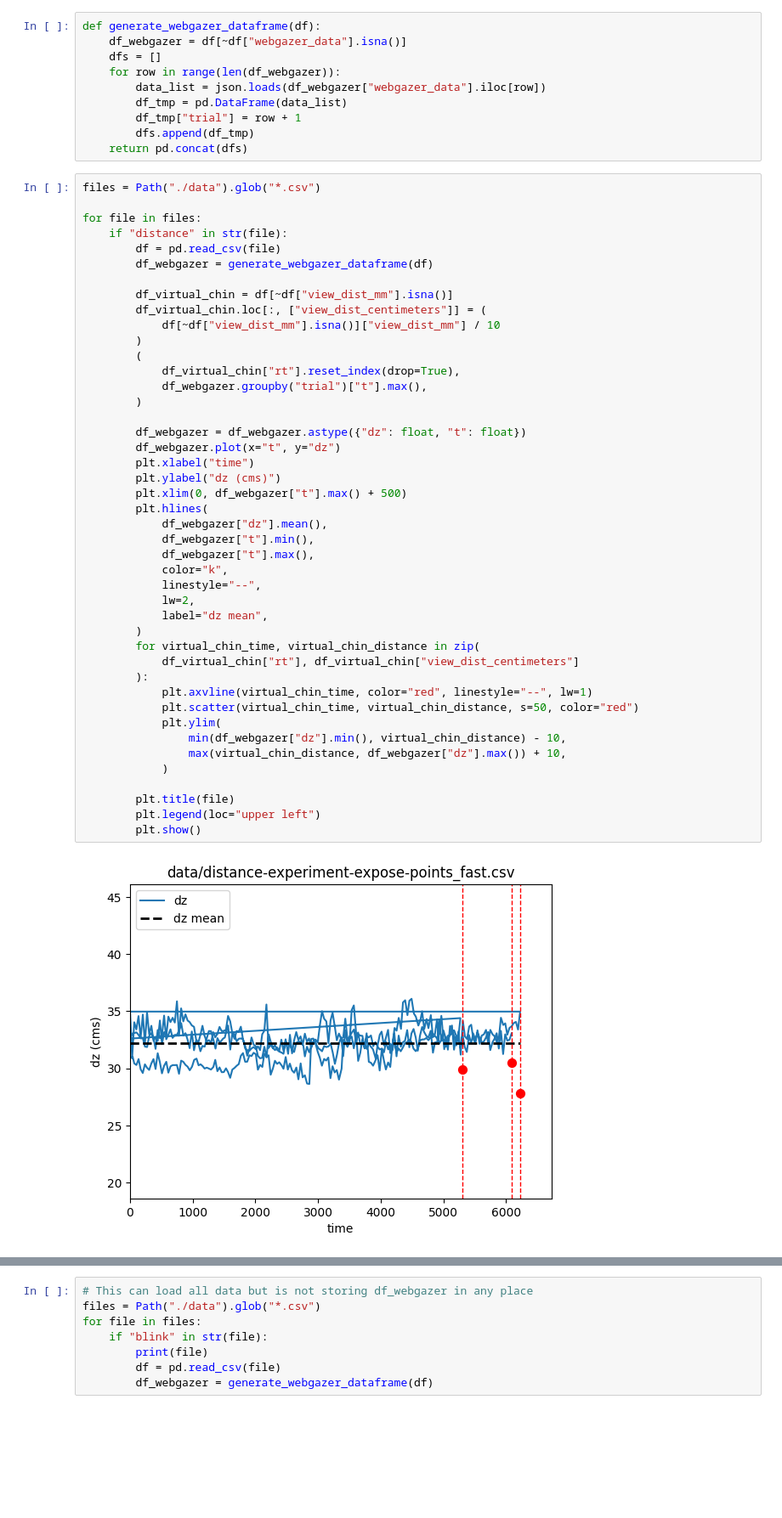
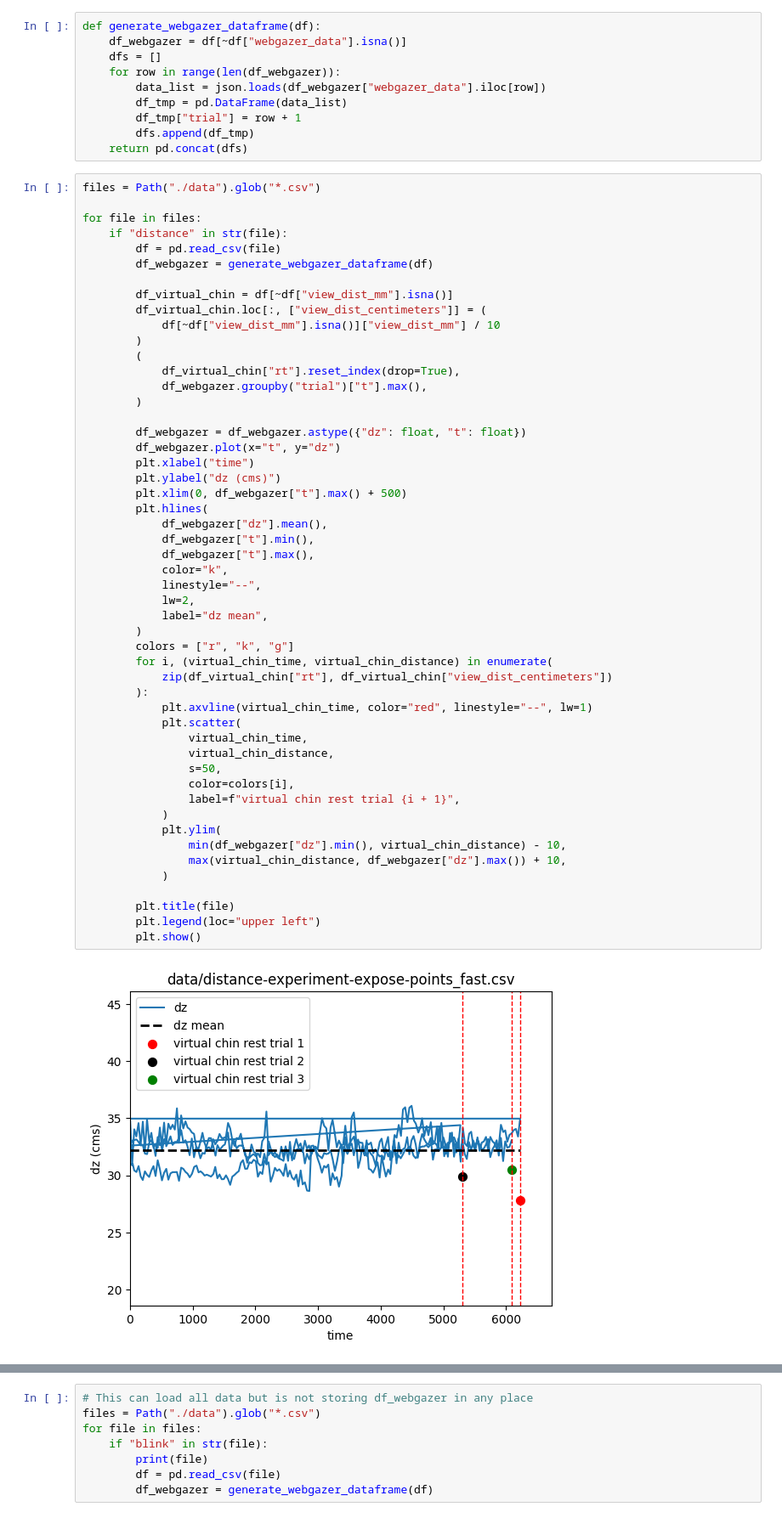
Before and after one commit to agustin-penas/wg-DataAnalysis, a Jupyter notebook: analysis.ipynb, the cells around one changed output, grey strips where cells are left out. Shown at 85% size. Saved outputs shown, nothing was run; the diff lists cells and outputs as text; blank space fills up the shorter version.

```diff
--- a/analysis.ipynb
+++ b/analysis.ipynb
@@ -37,34 +37,41 @@ for file in files:
         (
             df_virtual_chin["rt"].reset_index(drop=True),
             df_webgazer.groupby("trial")["t"].max(),
         )
 
         df_webgazer = df_webgazer.astype({"dz": float, "t": float})
         df_webgazer.plot(x="t", y="dz")
         plt.xlabel("time")
         plt.ylabel("dz (cms)")
         plt.xlim(0, df_webgazer["t"].max() + 500)
         plt.hlines(
             df_webgazer["dz"].mean(),
             df_webgazer["t"].min(),
             df_webgazer["t"].max(),
             color="k",
             linestyle="--",
             lw=2,
             label="dz mean",
         )
-        for virtual_chin_time, virtual_chin_distance in zip(
-            df_virtual_chin["rt"], df_virtual_chin["view_dist_centimeters"]
+        colors = ["r", "k", "g"]
+        for i, (virtual_chin_time, virtual_chin_distance) in enumerate(
+            zip(df_virtual_chin["rt"], df_virtual_chin["view_dist_centimeters"])
         ):
             plt.axvline(virtual_chin_time, color="red", linestyle="--", lw=1)
-            plt.scatter(virtual_chin_time, virtual_chin_distance, s=50, color="red")
+            plt.scatter(
+                virtual_chin_time,
+                virtual_chin_distance,
+                s=50,
+                color=colors[i],
+                label=f"virtual chin rest trial {i + 1}",
+            )
             plt.ylim(
                 min(df_webgazer["dz"].min(), virtual_chin_distance) - 10,
                 max(virtual_chin_distance, df_webgazer["dz"].max()) + 10,
             )
 
         plt.title(file)
         plt.legend(loc="upper left")
         plt.show()
 # %% [output]
-[figure, old version]
+[figure, new version]
```
Also changed, not shown: parts of 2 cells of this notebook.
